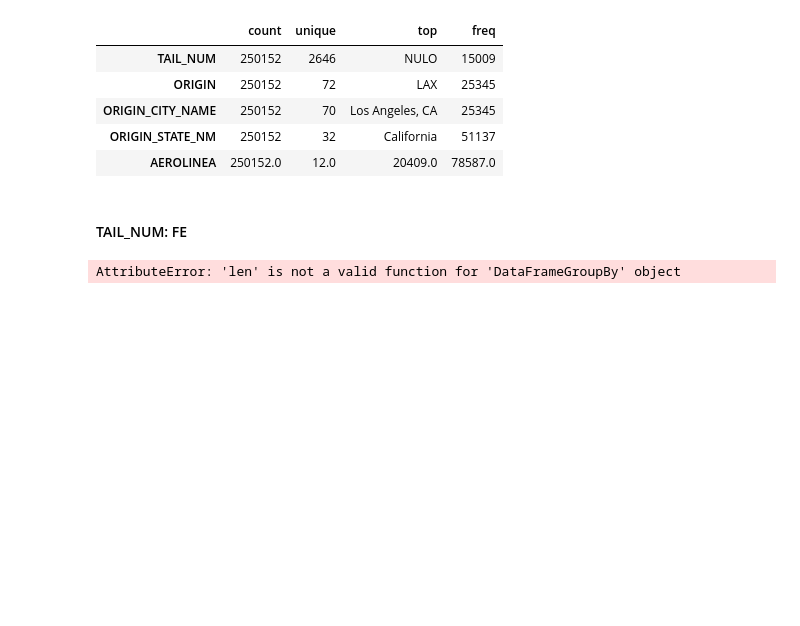
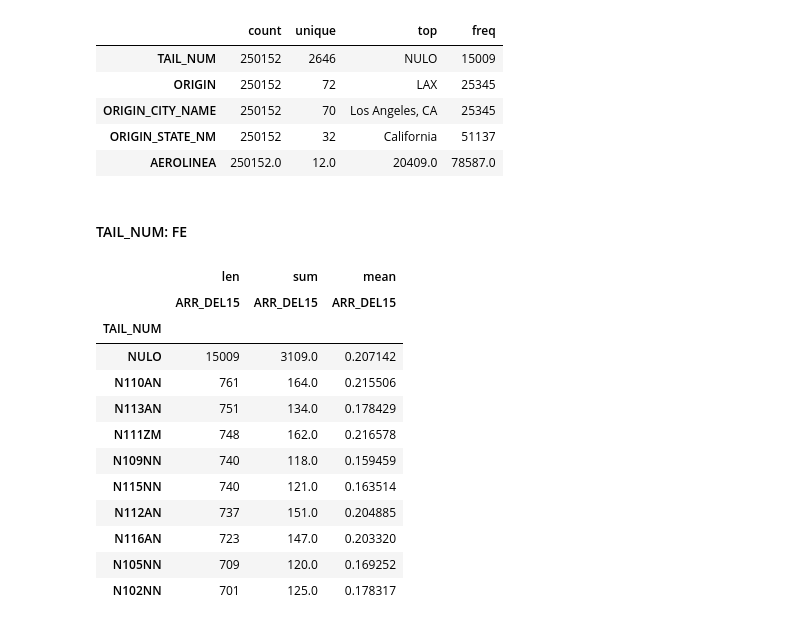
Before and after one commit to Nambu89/Supervised-Learning, a Jupyter notebook: Ejercicio_JFK.ipynb, the cells around one changed output. Drawn from its saved outputs; the diff is of its cells as text; code cells hidden in the pictures; blank space fills up the shorter version.

```diff
--- a/Ejercicio_JFK.ipynb
+++ b/Ejercicio_JFK.ipynb
@@ -437,6 +437,18 @@ df_3.select_dtypes(include="object").describe().T
 # %% [markdown]
 #### TAIL_NUM: FE
 # %%
-df_3.pivot_table(index="Weekday", values=TARGET, aggfunc=["len", "sum", "mean"]).sort_values(by=[("len", "ARR_DEL15")], ascending=False).head(10)
+df_3.pivot_table(index="TAIL_NUM", values=TARGET, aggfunc=[len, "sum", "mean"]).sort_values(by=[("len", "ARR_DEL15")], ascending=False).head(10)
 # %% [output]
-AttributeError: 'len' is not a valid function for 'DataFrameGroupBy' object
+|  | len | sum | mean |
+|  | ARR_DEL15 | ARR_DEL15 | ARR_DEL15 |
+| TAIL_NUM |  |  |  |
+| NULO | 15009 | 3109.0 | 0.207142 |
+| N110AN | 761 | 164.0 | 0.215506 |
+| N113AN | 751 | 134.0 | 0.178429 |
+| N111ZM | 748 | 162.0 | 0.216578 |
+| N109NN | 740 | 118.0 | 0.159459 |
+| N115NN | 740 | 121.0 | 0.163514 |
+| N112AN | 737 | 151.0 | 0.204885 |
+| N116AN | 723 | 147.0 | 0.203320 |
+| N105NN | 709 | 120.0 | 0.169252 |
+| N102NN | 701 | 125.0 | 0.178317 |
```
Also changed, not shown: parts of 9 cells of this notebook.
